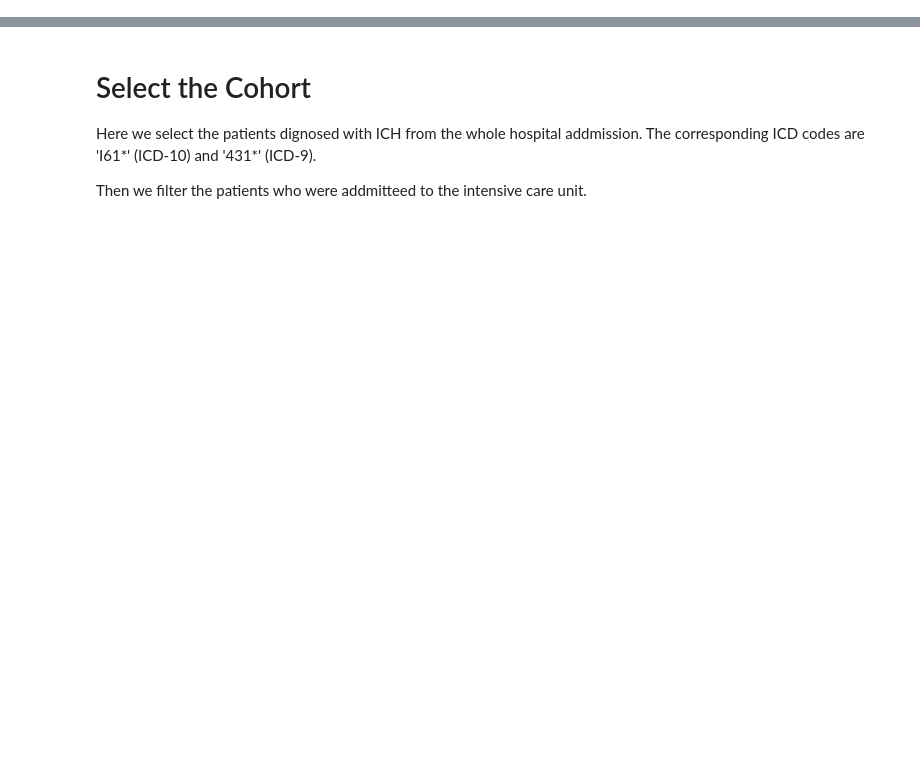
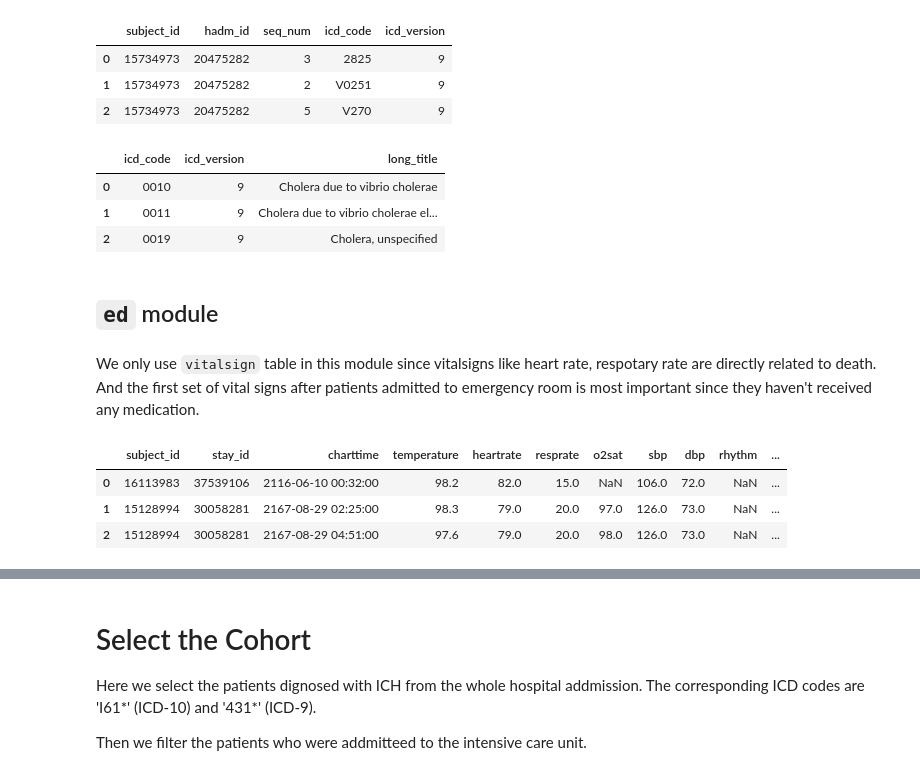
Before and after one commit to Wetiqe/MIMIC_I61, a Jupyter notebook: I61.ipynb, the cells around one changed output, grey strips where cells are left out. Drawn from its saved outputs; the diff is of its cells as text; code cells hidden in the pictures; blank space fills up the shorter version.

```diff
--- a/I61.ipynb
+++ b/I61.ipynb
@@ -15,0 +58,25 @@ icu_stays = pd.read_csv('../data/icu/icustays.csv')
+# %%
+subj_diagnose.head(3)
+# %% [output]
+|  | subject_id | hadm_id | seq_num | icd_code | icd_version |
+| 0 | 15734973 | 20475282 | 3 | 2825 | 9 |
+| 1 | 15734973 | 20475282 | 2 | V0251 | 9 |
+| 2 | 15734973 | 20475282 | 5 | V270 | 9 |
+# %%
+diagnose.head(3)
+# %% [output]
+|  | icd_code | icd_version | long_title |
+| 0 | 0010 | 9 | Cholera due to vibrio cholerae |
+| 1 | 0011 | 9 | Cholera due to vibrio cholerae el... |
+| 2 | 0019 | 9 | Cholera, unspecified |
+# %% [markdown]
+## `ed` module
+# %% [markdown]
+We only use `vitalsign` table in this module since vitalsigns like heart rate, respotary rate are directly related to death. And the first set of vital signs after patients admitted to emergency room is most important since they haven't received any medication.
+# %%
+vital_raw.head(3)
+# %% [output]
+|  | subject_id | stay_id | charttime | temperature | heartrate | resprate | o2sat | sbp | dbp | rhythm | ... |
+| 0 | 16113983 | 37539106 | 2116-06-10 00:32:00 | 98.2 | 82.0 | 15.0 | NaN | 106.0 | 72.0 | NaN | ... |
+| 1 | 15128994 | 30058281 | 2167-08-29 02:25:00 | 98.3 | 79.0 | 20.0 | 97.0 | 126.0 | 73.0 | NaN | ... |
+| 2 | 15128994 | 30058281 | 2167-08-29 04:51:00 | 97.6 | 79.0 | 20.0 | 98.0 | 126.0 | 73.0 | NaN | ... |
```
Also changed, not shown: parts of 53 cells of this notebook.
